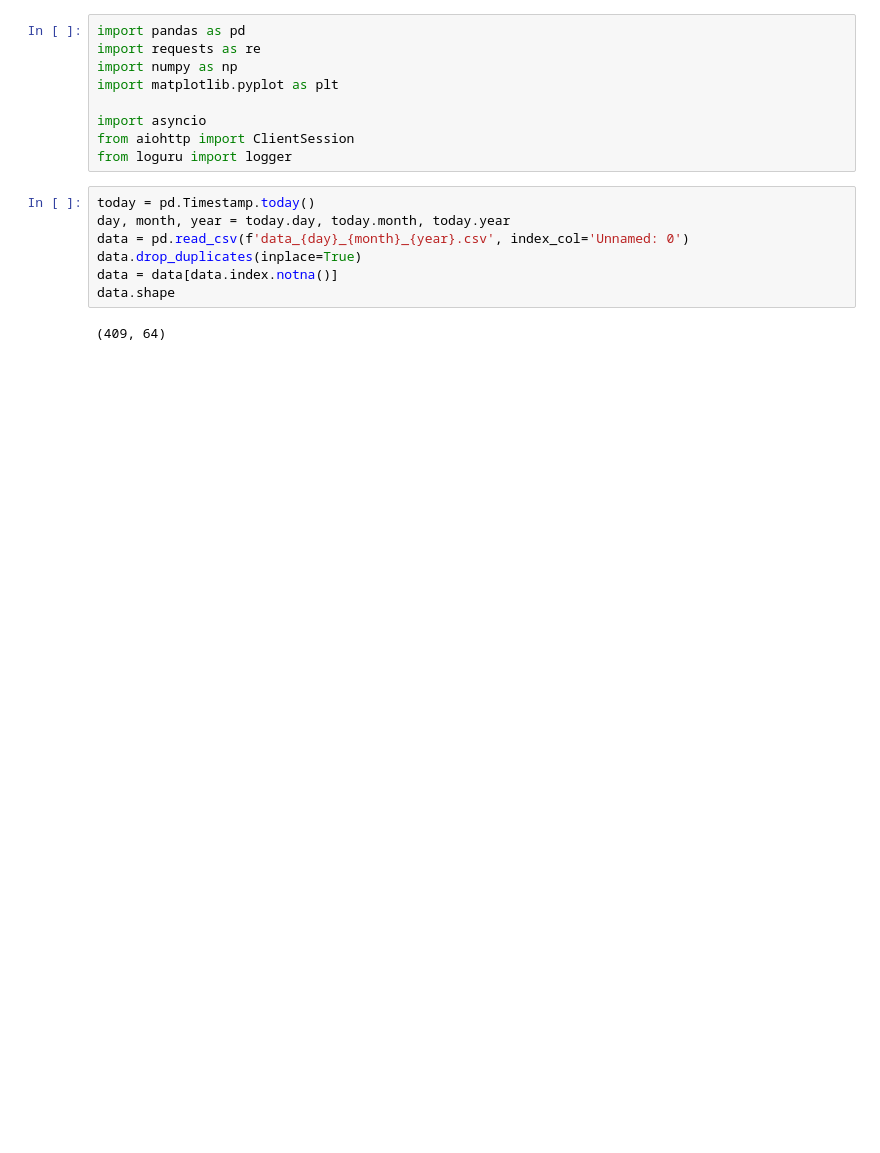
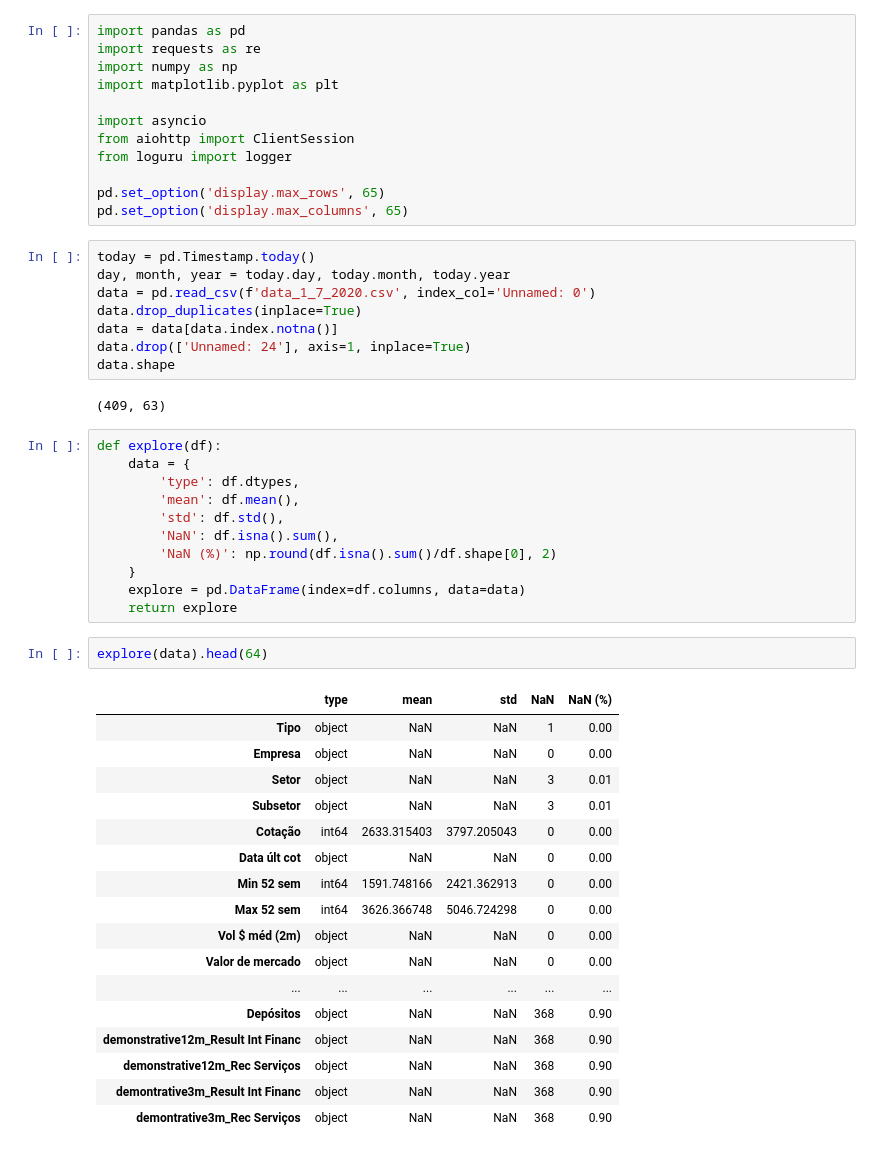
Before and after one commit to Muriloozol/InvestCode, a Jupyter notebook: data_exploration/Exploratory.ipynb, the cells around one changed output. Saved outputs shown, nothing was run; the diff lists cells and outputs as text; blank space fills up the shorter version.

```diff
--- a/data_exploration/Exploratory.ipynb
+++ b/data_exploration/Exploratory.ipynb
@@ -7,15 +7,50 @@ import matplotlib.pyplot as plt
 import asyncio
 from aiohttp import ClientSession
 from loguru import logger
+
+pd.set_option('display.max_rows', 65)
+pd.set_option('display.max_columns', 65)
 # %%
 today = pd.Timestamp.today()
 day, month, year = today.day, today.month, today.year
-data = pd.read_csv(f'data_{day}_{month}_{year}.csv', index_col='Unnamed: 0')
+data = pd.read_csv(f'data_1_7_2020.csv', index_col='Unnamed: 0')
 data.drop_duplicates(inplace=True)
 data = data[data.index.notna()]
+data.drop(['Unnamed: 24'], axis=1, inplace=True)
 data.shape
 # %% [output]
-(409, 64)
+(409, 63)
+# %%
+def explore(df):
+    data = {
+        'type': df.dtypes,
+        'mean': df.mean(),
+        'std': df.std(),
+        'NaN': df.isna().sum(),
+        'NaN (%)': np.round(df.isna().sum()/df.shape[0], 2)
+    }
+    explore = pd.DataFrame(index=df.columns, data=data)
+    return explore
+# %%
+explore(data).head(64)
+# %% [output]
+|  | type | mean | std | NaN | NaN (%) |
+| Tipo | object | NaN | NaN | 1 | 0.00 |
+| Empresa | object | NaN | NaN | 0 | 0.00 |
+| Setor | object | NaN | NaN | 3 | 0.01 |
+| Subsetor | object | NaN | NaN | 3 | 0.01 |
+| Cotação | int64 | 2633.315403 | 3797.205043 | 0 | 0.00 |
+| Data últ cot | object | NaN | NaN | 0 | 0.00 |
+| Min 52 sem | int64 | 1591.748166 | 2421.362913 | 0 | 0.00 |
+| Max 52 sem | int64 | 3626.366748 | 5046.724298 | 0 | 0.00 |
+| Vol $ méd (2m) | object | NaN | NaN | 0 | 0.00 |
+| Valor de mercado | object | NaN | NaN | 0 | 0.00 |
+| ... | ... | ... | ... | ... | ... |
+| Depósitos | object | NaN | NaN | 368 | 0.90 |
+| demonstrative12m_Result Int Financ | object | NaN | NaN | 368 | 0.90 |
+| demonstrative12m_Rec Serviços | object | NaN | NaN | 368 | 0.90 |
+| demontrative3m_Result Int Financ | object | NaN | NaN | 368 | 0.90 |
+| demontrative3m_Rec Serviços | object | NaN | NaN | 368 | 0.90 |
 # %%
 data.head()
 # %% [output]
```
Also changed, not shown: parts of 7 cells of this notebook, 2 other files.
